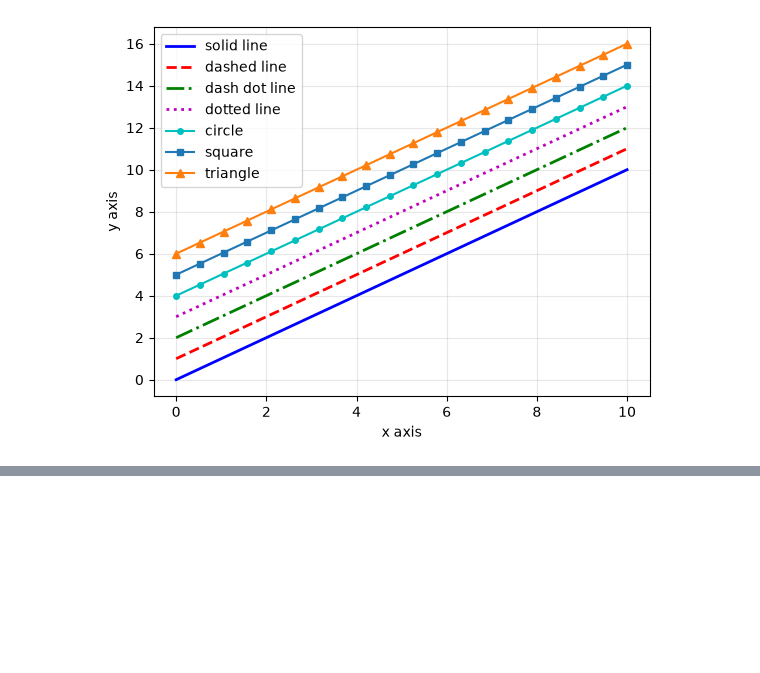
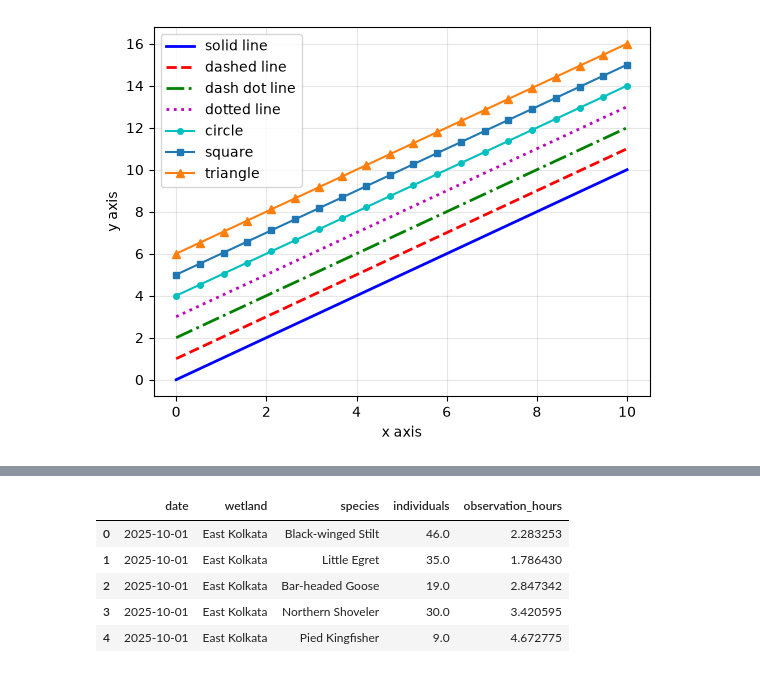
Before and after one commit to PaulamiGhosh/daily_python_practice, a Jupyter notebook: python_project/python_daily_practice.ipynb, the cells around one changed output, grey strips where cells are left out. Cells and saved outputs as stored; diff of their text form; code cells hidden in the pictures; blank space fills up the shorter version.

```diff
--- a/python_project/python_daily_practice.ipynb
+++ b/python_project/python_daily_practice.ipynb
@@ -294,0 +308,68 @@ plt.grid(alpha=0.3)
+# %%
+import numpy as np
+import pandas as pd
+
+np.random.seed(91)
+
+wetlands = [
+    "East Kolkata",
+    "Nalban",
+    "Santragachi",
+    "Purbasthali",
+    "Bethuadahari"
+]
+
+species = [
+    "Bar-headed Goose",
+    "Northern Shoveler",
+    "Common Teal",
+    "Little Egret",
+    "Black-winged Stilt",
+    "Pied Kingfisher",
+    "Purple Swamphen"
+]
+
+dates = pd.date_range("2025-10-01", "2026-01-31", freq="D")
+
+rows = []
+
+for date in dates:
+    for wetland in wetlands:
+        # Not every species is observed at every wetland/date
+        n_species = np.random.randint(3, 7)
+        sampled_species = np.random.choice(
+            species,
+            size=n_species,
+            replace=False
+        )
+
+        for sp in sampled_species:
+            rows.append({
+                "date": date,
+                "wetland": wetland,
+                "species": sp,
+                "individuals": np.random.poisson(
+                    np.random.uniform(8, 50)
+                ),
+                "observation_hours": np.random.uniform(1, 5)
+            })
+
+birds = pd.DataFrame(rows)
+
+# Introduce missing observations
+idx = np.random.choice(
+    birds.index,
+    size=30,
+    replace=False
+)
+
+birds.loc[idx, "individuals"] = np.nan
+
+birds.head()
+# %% [output]
+|  | date | wetland | species | individuals | observation_hours |
+| 0 | 2025-10-01 | East Kolkata | Black-winged Stilt | 46.0 | 2.283253 |
+| 1 | 2025-10-01 | East Kolkata | Little Egret | 35.0 | 1.786430 |
+| 2 | 2025-10-01 | East Kolkata | Bar-headed Goose | 19.0 | 2.847342 |
+| 3 | 2025-10-01 | East Kolkata | Northern Shoveler | 30.0 | 3.420595 |
+| 4 | 2025-10-01 | East Kolkata | Pied Kingfisher | 9.0 | 4.672775 |
```
Also changed, not shown: parts of 3 cells of this notebook.
